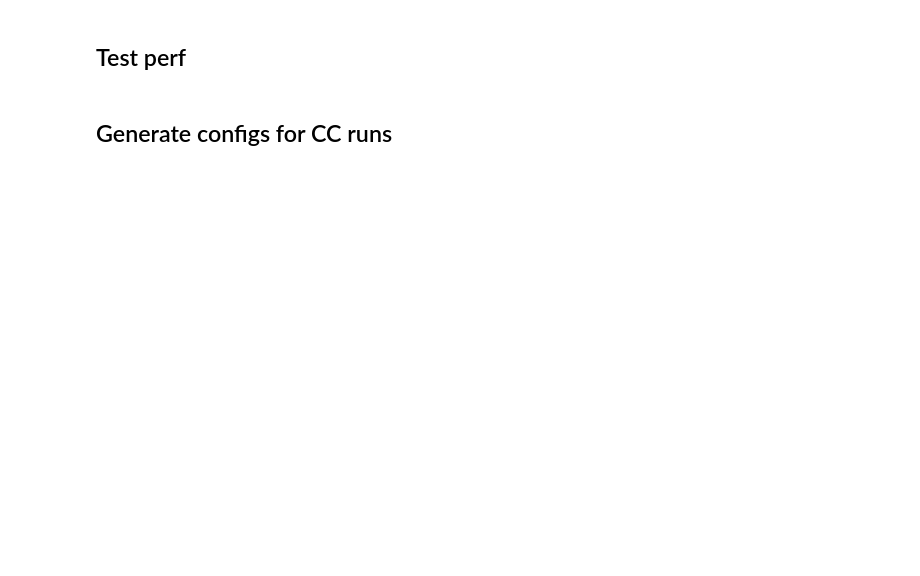
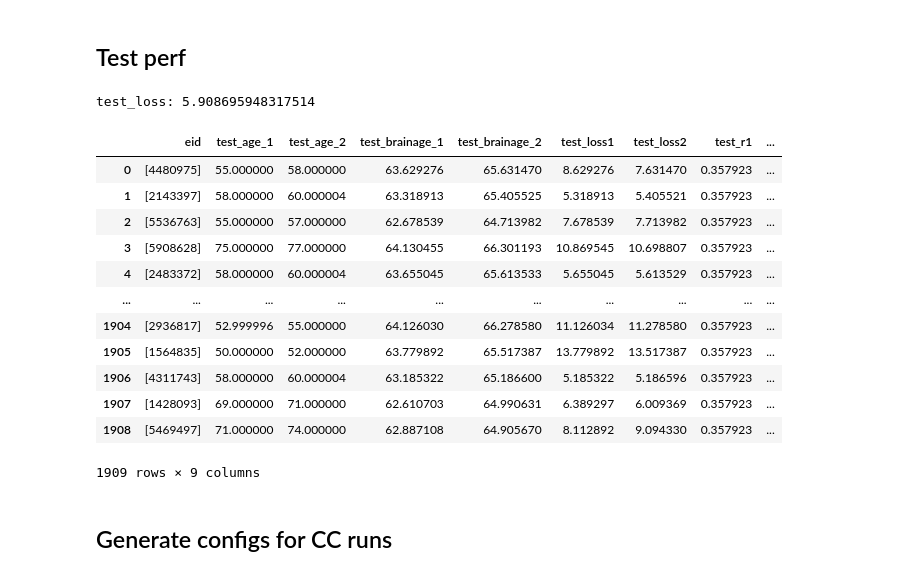
Before and after one commit to nikhil153/brain-diff, a Jupyter notebook: notebooks/5a_LSN_ROI.ipynb, the cells around one changed output. Cells and saved outputs as stored; diff of their text form; code cells hidden in the pictures; blank space fills up the shorter version.

```diff
--- a/notebooks/5a_LSN_ROI.ipynb
+++ b/notebooks/5a_LSN_ROI.ipynb
@@ -170,12 +200,12 @@ epoch_loss_df
 # %% [markdown]
 ## Test perf
 # %%
-y_test = test_df[["age_at_ses2", "age_at_ses3"]].values #[:n_samples]
 
-model.eval()
+test_dataloader = DataLoader(train_dataset, batch_size=1, shuffle=False)
 
-batch_pred_list, test_MAE1, test_MAE2 = test(model, test_dataloader)
-y_pred = np.squeeze(np.vstack(batch_pred_list))
+eid_list, y_test_list, y_pred_list, test_loss1, test_loss2 = test(model, test_dataloader)
+y_test = np.squeeze(np.vstack(y_test_list))
+y_pred = np.squeeze(np.vstack(y_pred_list))
 
 test_r1 = stats.pearsonr(y_pred[:,0],y_test[:,0])[0]
 test_r2 = stats.pearsonr(y_pred[:,1],y_test[:,1])[0]
@@ -187,15 +217,37 @@ test_brainage_1 = y_pred[:,0] # for two timepoints y is a matrix
 test_brainage_2 = y_pred[:,1]
 
 df = pd.DataFrame()
-df["eid"] = np.arange(len(y_test))
+df["eid"] = eid_list
 df["test_age_1"] = test_age_1
 df["test_age_2"] = test_age_2
 df["test_brainage_1"] = test_brainage_1
 df["test_brainage_2"] = test_brainage_2
-df["test_MAE1"] = test_MAE1
-df["test_MAE2"] = test_MAE2
+df["test_loss1"] = test_loss1
+df["test_loss2"] = test_loss2
 df["test_r1"] = test_r1
 df["test_r2"] = test_r2
+
+# Test loss is L1 not MSE
+test_loss = df["test_loss1"].mean()
+print(f"test_loss: {test_loss}")
+# %% [output]
+test_loss: 5.908695948317514
+# %%
+df
+# %% [output]
+|  | eid | test_age_1 | test_age_2 | test_brainage_1 | test_brainage_2 | test_loss1 | test_loss2 | test_r1 | ... |
+| 0 | [4480975] | 55.000000 | 58.000000 | 63.629276 | 65.631470 | 8.629276 | 7.631470 | 0.357923 | ... |
+| 1 | [2143397] | 58.000000 | 60.000004 | 63.318913 | 65.405525 | 5.318913 | 5.405521 | 0.357923 | ... |
+| 2 | [5536763] | 55.000000 | 57.000000 | 62.678539 | 64.713982 | 7.678539 | 7.713982 | 0.357923 | ... |
+| 3 | [5908628] | 75.000000 | 77.000000 | 64.130455 | 66.301193 | 10.869545 | 10.698807 | 0.357923 | ... |
+| 4 | [2483372] | 58.000000 | 60.000004 | 63.655045 | 65.613533 | 5.655045 | 5.613529 | 0.357923 | ... |
+| ... | ... | ... | ... | ... | ... | ... | ... | ... | ... |
+| 1904 | [2936817] | 52.999996 | 55.000000 | 64.126030 | 66.278580 | 11.126034 | 11.278580 | 0.357923 | ... |
+| 1905 | [1564835] | 50.000000 | 52.000000 | 63.779892 | 65.517387 | 13.779892 | 13.517387 | 0.357923 | ... |
+| 1906 | [4311743] | 58.000000 | 60.000004 | 63.185322 | 65.186600 | 5.185322 | 5.186596 | 0.357923 | ... |
+| 1907 | [1428093] | 69.000000 | 71.000000 | 62.610703 | 64.990631 | 6.389297 | 6.009369 | 0.357923 | ... |
+| 1908 | [5469497] | 71.000000 | 74.000000 | 62.887108 | 64.905670 | 8.112892 | 9.094330 | 0.357923 | ... |
+1909 rows × 9 columns
 # %% [markdown]
 ## Generate configs for CC runs
 # %%
```
Also changed, not shown: parts of 19 cells of this notebook, 8 other files.
